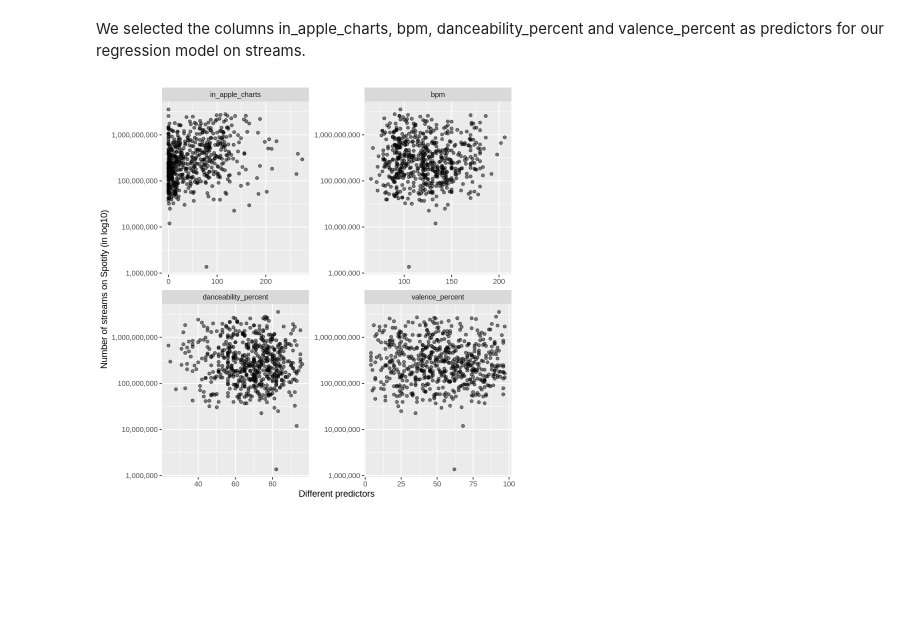
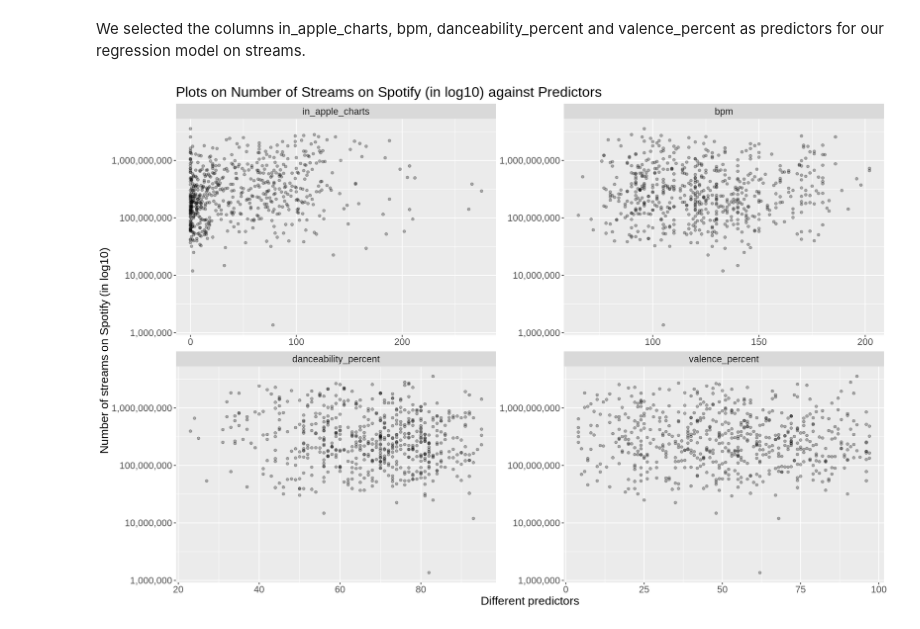
Before and after one commit to martin0wong/dsci100_project, a Jupyter notebook: Project_proposal.ipynb, the cells around one changed output. Saved outputs shown, nothing was run; the diff lists cells and outputs as text; code cells hidden in the pictures; blank space fills up the shorter version.

Commit message:
Adding plot title, resizing plots

```diff
--- a/Project_proposal.ipynb
+++ b/Project_proposal.ipynb
@@ -122,13 +122,15 @@ A tibble: 612 × 5
 # %% [markdown]
 We selected the columns in_apple_charts, bpm, danceability_percent and valence_percent as predictors for our regression model on streams.
 # %%
-
+options(repr.plot.height = 10, repr.plot.width = 15)
 spotify_train_plot <- select(spotify_train, streams, in_apple_charts, bpm, danceability_percent, valence_percent) |> melt("streams")
 
 ggplot(spotify_train_plot, aes(value, streams)) +
-  geom_point(alpha = 0.5) +
-  labs(x = "Different predictors" ,y = "Number of streams on Spotify (in log10)") +
+  geom_point(alpha = 0.3) +
+  labs(x = "Different predictors" ,y = "Number of streams on Spotify (in log10)",
+       title = "Plots on Number of Streams on Spotify (in log10) against Predictors") +
   scale_y_log10(labels = label_comma()) +
+  theme(text = element_text(size = 16)) +
   facet_wrap(~variable, scales = "free")
 # %% [output]
-[figure, old version]
+[figure, new version]
```
